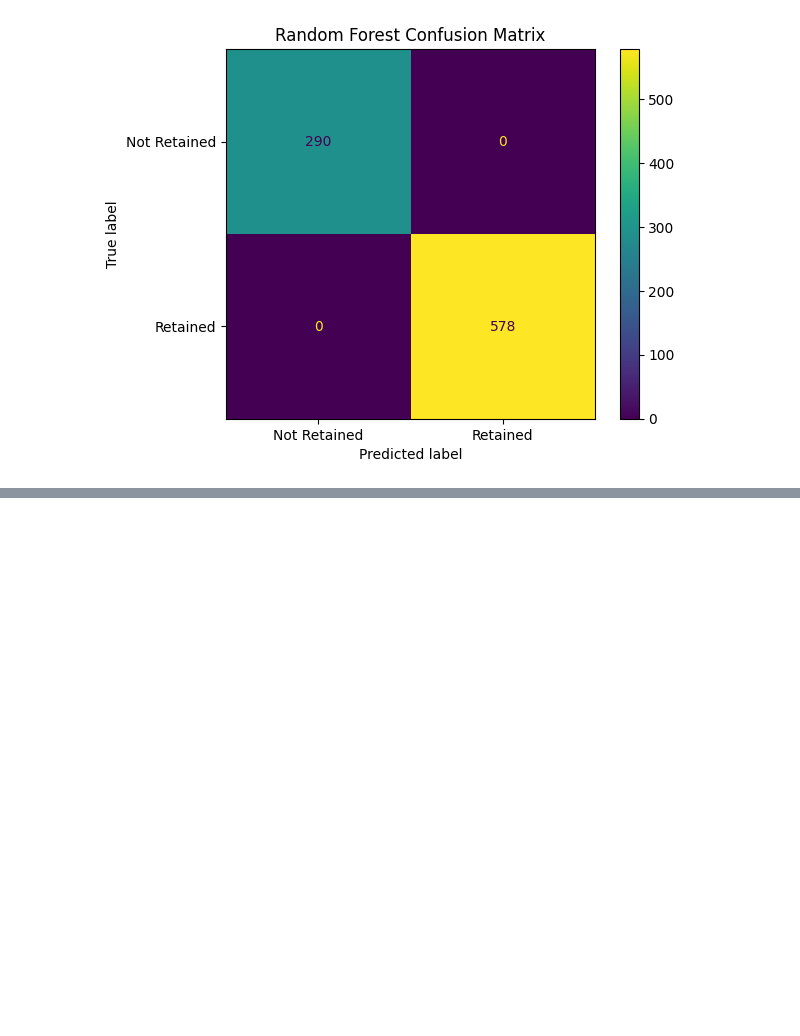
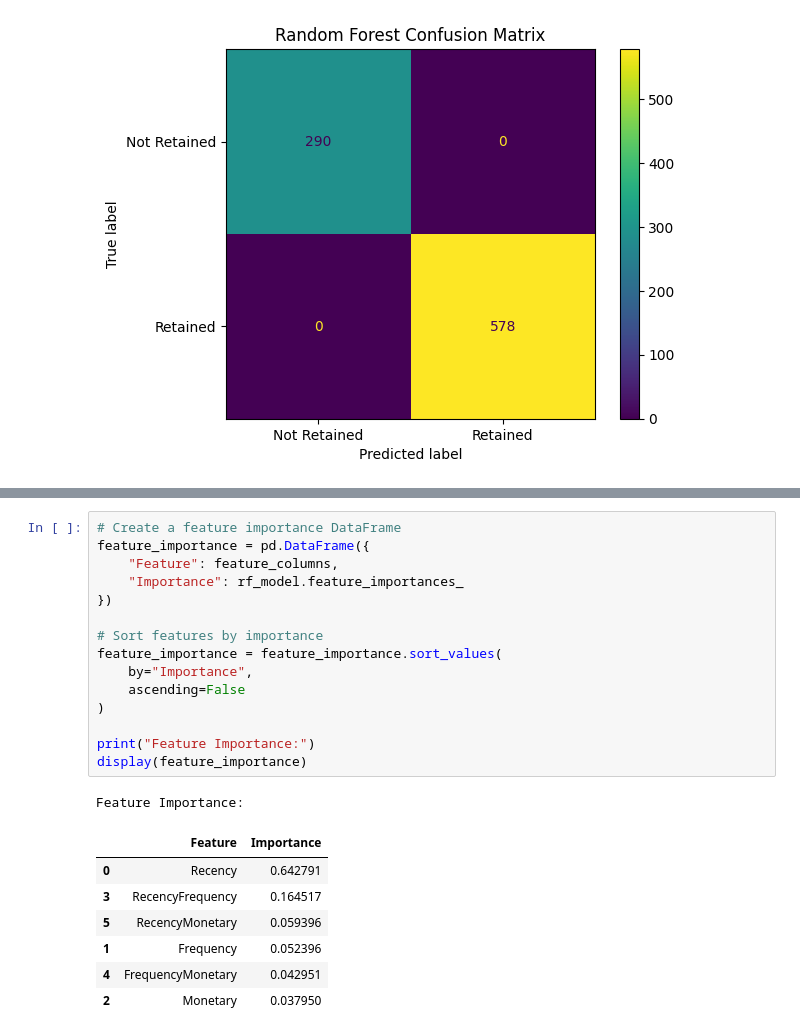
Before and after one commit to HudaR112/AI-customer-retention-predictor, a Jupyter notebook: Notebooks/retention-model-predictorrr.ipynb, the cells around one changed output, grey strips where cells are left out. Cells and saved outputs as stored; diff of their text form; blank space fills up the shorter version.

```diff
--- a/Notebooks/retention-model-predictorrr.ipynb
+++ b/Notebooks/retention-model-predictorrr.ipynb
@@ -731,0 +740,24 @@ plt.show()
+# %%
+# Create a feature importance DataFrame
+feature_importance = pd.DataFrame({
+    "Feature": feature_columns,
+    "Importance": rf_model.feature_importances_
+})
+
+# Sort features by importance
+feature_importance = feature_importance.sort_values(
+    by="Importance",
+    ascending=False
+)
+
+print("Feature Importance:")
+display(feature_importance)
+# %% [output]
+Feature Importance:
+|  | Feature | Importance |
+| 0 | Recency | 0.642791 |
+| 3 | RecencyFrequency | 0.164517 |
+| 5 | RecencyMonetary | 0.059396 |
+| 1 | Frequency | 0.052396 |
+| 4 | FrequencyMonetary | 0.042951 |
+| 2 | Monetary | 0.037950 |
```
Also changed, not shown: parts of 9 cells of this notebook.
